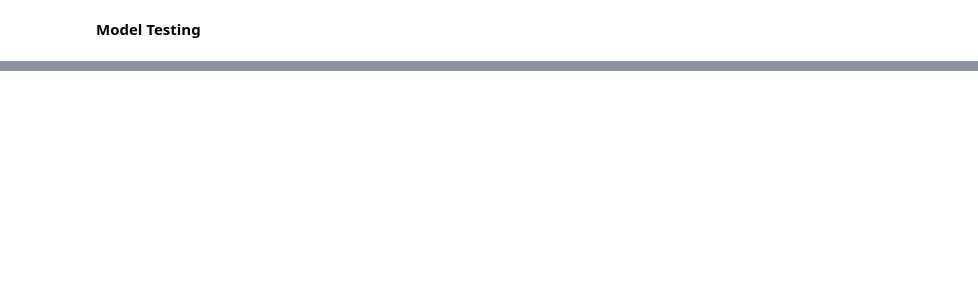
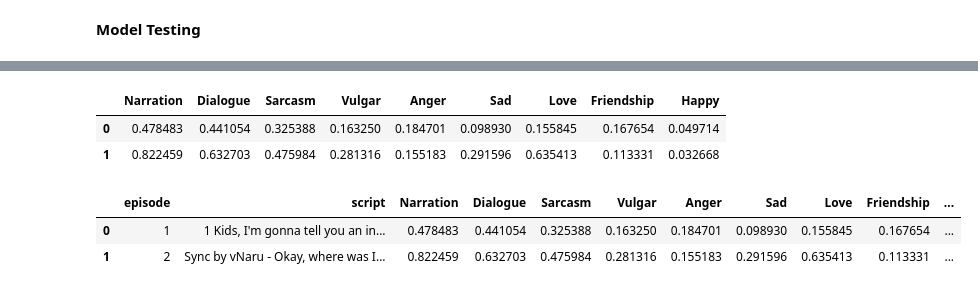
Before and after one commit to iiakshat/himym-analysis, a Jupyter notebook: classifier/experiment.ipynb, the cells around one changed output, grey strips where cells are left out. Saved outputs shown, nothing was run; the diff lists cells and outputs as text; code cells hidden in the pictures; blank space fills up the shorter version.

```diff
--- a/classifier/experiment.ipynb
+++ b/classifier/experiment.ipynb
@@ -116,7 +192,7 @@ themes
 # %%
 def get_theme_inference(script):
 
-    classes = ["Sarcasm", "Happy", "Friendship", "Vulgar", "Anger", "Dialogue", "Sad", "Love", "Narration"]
+    classes = ["Sarcasm", "Happy", "Friendship", "Vulgar", "Anger", "Sad", "Love", "Narration"]
     script_sentences = sent_tokenize(script)
     sentence_batch_size = 20
     script_batches = []
@@ -124,7 +200,7 @@ def get_theme_inference(script):
         script_batches.append("".join(script_sentences[index:index + sentence_batch_size]))
 
     theme_output = clf(
-        script_batches,
+        script_batches[:2],
         classes,
         multi_label=True
     )
@@ -152,0 +220,14 @@ df.head()
+# %%
+themes = pd.DataFrame(temp.tolist())
+themes
+# %% [output]
+|  | Narration | Dialogue | Sarcasm | Vulgar | Anger | Sad | Love | Friendship | Happy |
+| 0 | 0.478483 | 0.441054 | 0.325388 | 0.163250 | 0.184701 | 0.098930 | 0.155845 | 0.167654 | 0.049714 |
+| 1 | 0.822459 | 0.632703 | 0.475984 | 0.281316 | 0.155183 | 0.291596 | 0.635413 | 0.113331 | 0.032668 |
+# %%
+opdf.loc[:, themes.columns] = themes
+opdf
+# %% [output]
+|  | episode | script | Narration | Dialogue | Sarcasm | Vulgar | Anger | Sad | Love | Friendship | ... |
+| 0 | 1 | ﻿1 Kids, I'm gonna tell you an in... | 0.478483 | 0.441054 | 0.325388 | 0.163250 | 0.184701 | 0.098930 | 0.155845 | 0.167654 | ... |
+| 1 | 2 | Sync by vNaru - Okay, where was I... | 0.822459 | 0.632703 | 0.475984 | 0.281316 | 0.155183 | 0.291596 | 0.635413 | 0.113331 | ... |
```
Also changed, not shown: parts of 22 cells of this notebook.
